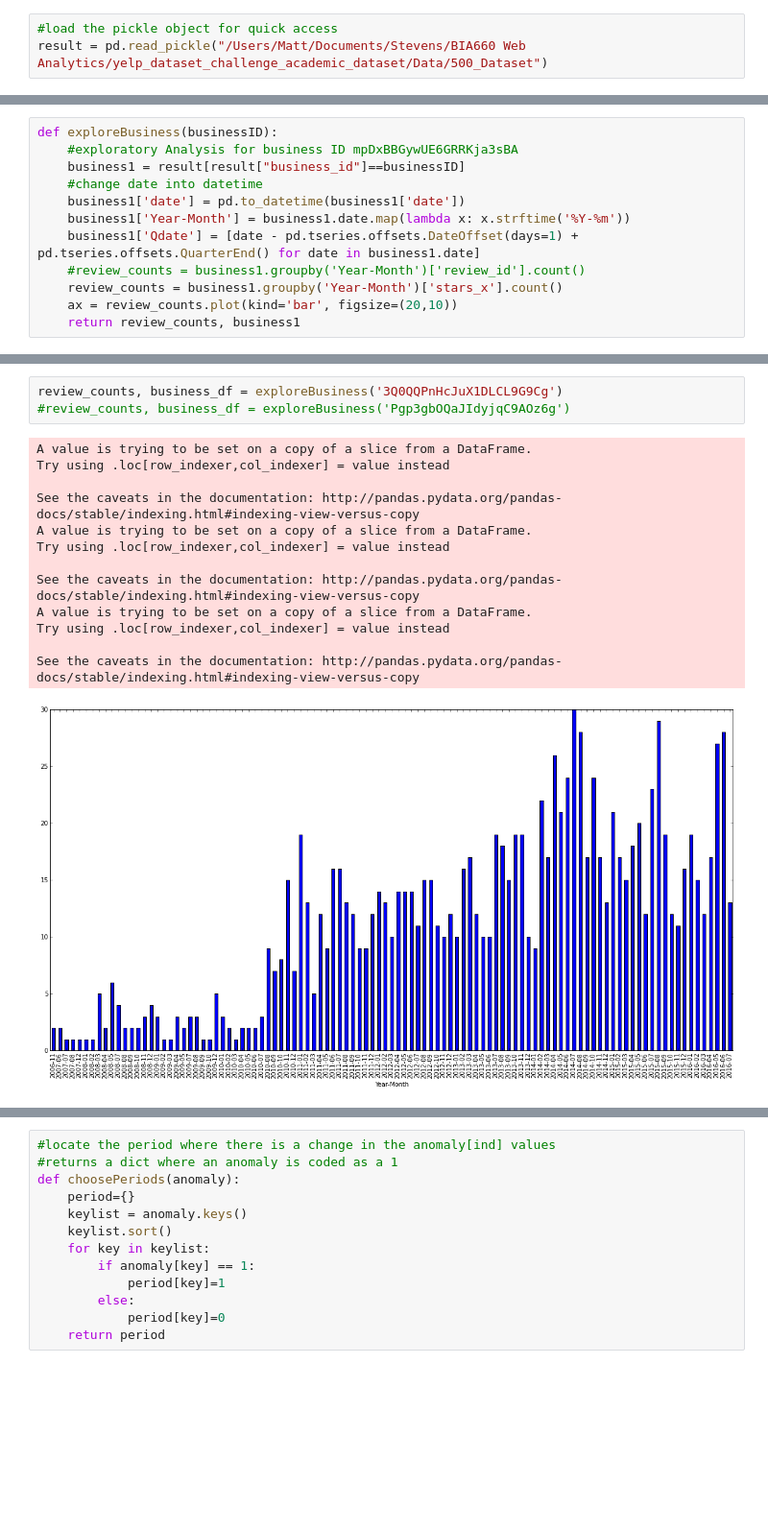
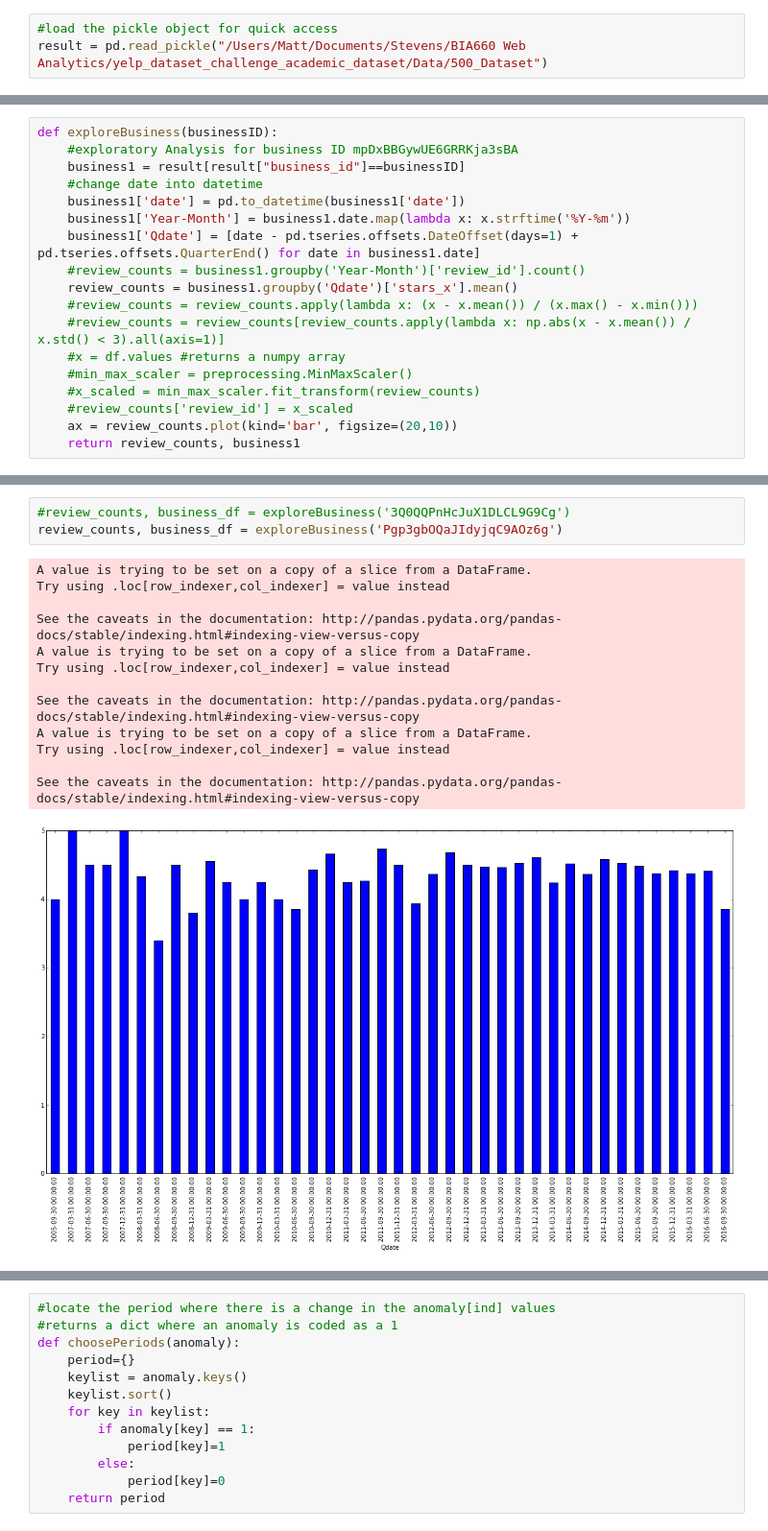
Before and after one commit to mattosinski/Yelp-Reviews, a Jupyter notebook: Overall T-test.ipynb, the cells around one changed output, grey strips where cells are left out. Shown at 96% size. Cells and saved outputs as stored; diff of their text form; blank space fills up the shorter version.

Commit message:
Added a normality check
Checks to see if the business has normal data ( mean rating grouped by
Quarter)

```diff
--- a/Overall T-test.ipynb
+++ b/Overall T-test.ipynb
@@ -40,6 +36,12 @@ def exploreBusiness(businessID):
     business1['Year-Month'] = business1.date.map(lambda x: x.strftime('%Y-%m'))
     business1['Qdate'] = [date - pd.tseries.offsets.DateOffset(days=1) + pd.tseries.offsets.QuarterEnd() for date in business1.date]
     #review_counts = business1.groupby('Year-Month')['review_id'].count()
-    review_counts = business1.groupby('Year-Month')['stars_x'].count()
+    review_counts = business1.groupby('Qdate')['stars_x'].mean()
+    #review_counts = review_counts.apply(lambda x: (x - x.mean()) / (x.max() - x.min()))
+    #review_counts = review_counts[review_counts.apply(lambda x: np.abs(x - x.mean()) / x.std() < 3).all(axis=1)]
+    #x = df.values #returns a numpy array
+    #min_max_scaler = preprocessing.MinMaxScaler()
+    #x_scaled = min_max_scaler.fit_transform(review_counts)
+    #review_counts['review_id'] = x_scaled
     ax = review_counts.plot(kind='bar', figsize=(20,10))
     return review_counts, business1
@@ -46,20 +53,20 @@ def exploreBusiness(businessID):
 # %%
-review_counts, business_df = exploreBusiness('3Q0QQPnHcJuX1DLCL9G9Cg')
-#review_counts, business_df = exploreBusiness('Pgp3gbOQaJIdyjqC9AOz6g')
+#review_counts, business_df = exploreBusiness('3Q0QQPnHcJuX1DLCL9G9Cg')
+review_counts, business_df = exploreBusiness('Pgp3gbOQaJIdyjqC9AOz6g')
 # %% [output]
 A value is trying to be set on a copy of a slice from a DataFrame.
 Try using .loc[row_indexer,col_indexer] = value instead
 
 See the caveats in the documentation: http://pandas.pydata.org/pandas-docs/stable/indexing.html#indexing-view-versus-copy
 A value is trying to be set on a copy of a slice from a DataFrame.
 Try using .loc[row_indexer,col_indexer] = value instead
 
 See the caveats in the documentation: http://pandas.pydata.org/pandas-docs/stable/indexing.html#indexing-view-versus-copy
 A value is trying to be set on a copy of a slice from a DataFrame.
 Try using .loc[row_indexer,col_indexer] = value instead
 
 See the caveats in the documentation: http://pandas.pydata.org/pandas-docs/stable/indexing.html#indexing-view-versus-copy
-[figure, old version]
+[figure, new version]
 # %%
 # runs a 1 sample t test to compare a new month with the previous months
 # https://stats.stackexchange.com/questions/198825/compare-previous-month-to-all-other-previous-months-performance
```
Also changed, not shown: parts of 10 cells of this notebook.
